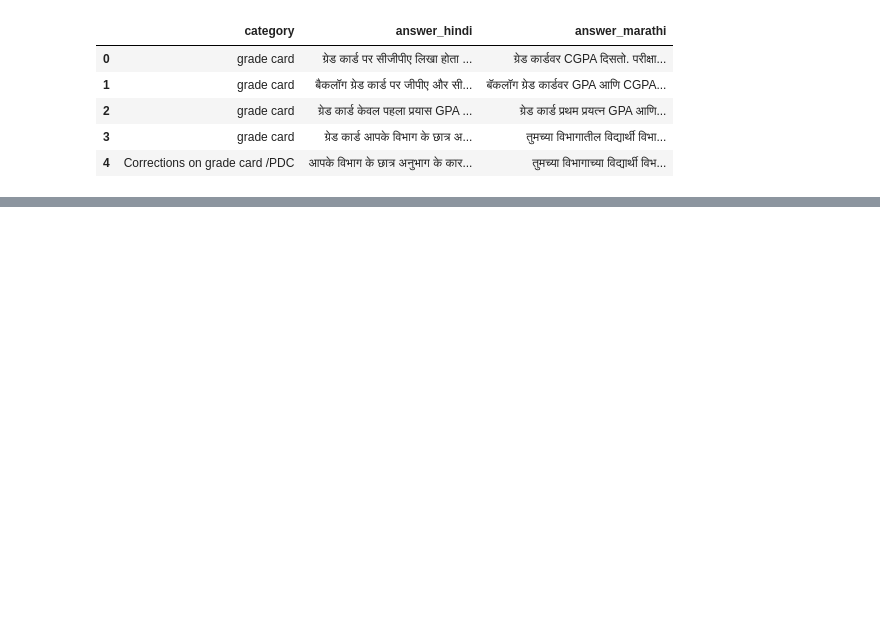
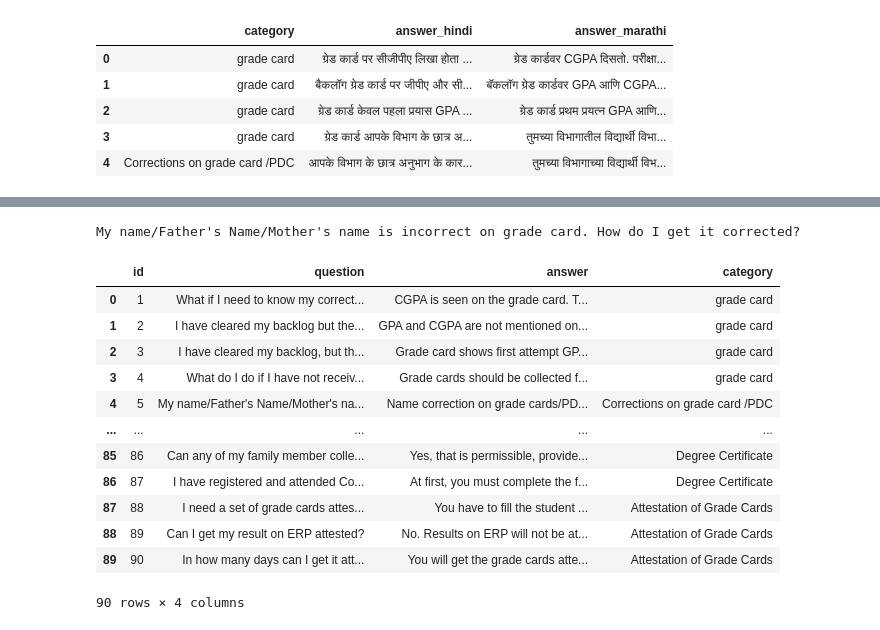
Before and after one commit to tanmaypanda-14/samvadhini, a Jupyter notebook: react-projects/samvadhini/api/test.ipynb, the cells around one changed output, grey strips where cells are left out. Cells and saved outputs as stored; diff of their text form; code cells hidden in the pictures; blank space fills up the shorter version.

```diff
--- a/react-projects/samvadhini/api/test.ipynb
+++ b/react-projects/samvadhini/api/test.ipynb
@@ -55,3 +55,6 @@ ta.to_csv('updatedtrans_ans.csv', index=False)
 with open('updatedtrans_ans.csv') as infile, open('indexedtrans_ans.csv', 'w') as outfile:
     for idx, line in enumerate(infile):
         outfile.write(f'{idx},{line}')
+# %%
+ret = pd.read_csv("sample_.csv")
+trans = pd.read_csv("indexednewtrans.csv")
@@ -57,0 +120,21 @@ with open('updatedtrans_ans.csv') as infile, open('indexedtrans_ans.csv', 'w') a
+# %%
+q_id = r.json()["documents"][0]["question"]
+print(q_id)
+# %% [output]
+My name/Father's Name/Mother's name is incorrect on grade card. How do I get it corrected?
+# %%
+ret
+# %% [output]
+|  | id | question | answer | category |
+| 0 | 1 | What if I need to know my correct... | CGPA is seen on the grade card. T... | grade card |
+| 1 | 2 | I have cleared my backlog but the... | GPA and CGPA are not mentioned on... | grade card |
+| 2 | 3 | I have cleared my backlog, but th... | Grade card shows first attempt GP... | grade card |
+| 3 | 4 | What do I do if I have not receiv... | Grade cards should be collected f... | grade card |
+| 4 | 5 | My name/Father's Name/Mother's na... | Name correction on grade cards/PD... | Corrections on grade card /PDC |
+| ... | ... | ... | ... | ... |
+| 85 | 86 | Can any of my family member colle... | Yes, that is permissible, provide... | Degree Certificate |
+| 86 | 87 | I have registered and attended Co... | At first, you must complete the f... | Degree Certificate |
+| 87 | 88 | I need a set of grade cards attes... | You have to fill the student ... | Attestation of Grade Cards |
+| 88 | 89 | Can I get my result on ERP attested? | No. Results on ERP will not be at... | Attestation of Grade Cards |
+| 89 | 90 | In how many days can I get it att... | You will get the grade cards atte... | Attestation of Grade Cards |
+90 rows × 4 columns
```
Also changed, not shown: parts of 11 cells of this notebook, 5 other files.
